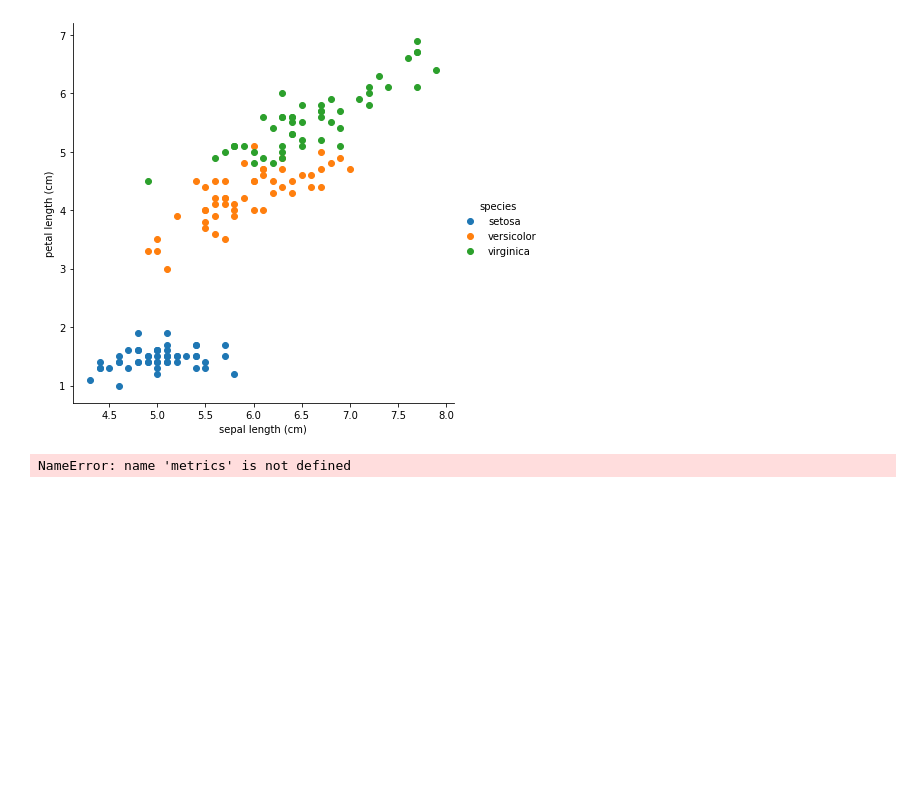
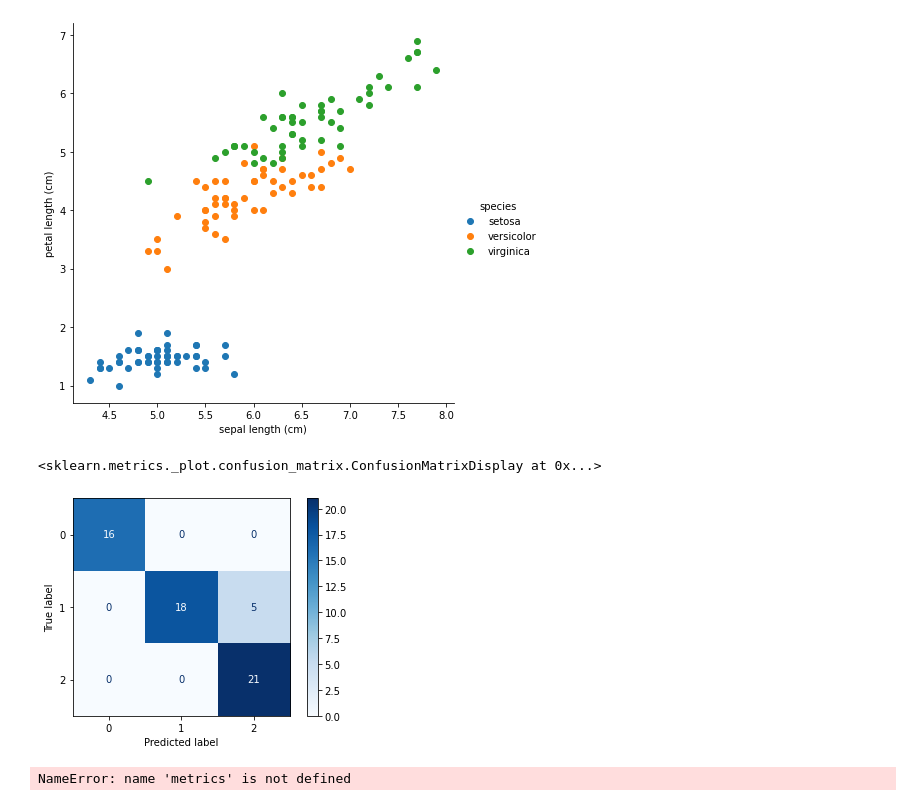
Before and after one commit to Jessica-Gilmsjoe/DIT406, a Jupyter notebook: assignment2-new.ipynb, the cells around one changed output. Saved outputs shown, nothing was run; the diff lists cells and outputs as text; code cells hidden in the pictures; blank space fills up the shorter version.

Commit message:
Changed confusion matrix to use raw data

```diff
--- a/assignment2-new.ipynb
+++ b/assignment2-new.ipynb
@@ -202,15 +202,20 @@ sns.FacetGrid(iris, hue ="species",
 [figure]
 # %%
 # Split into trainging and test sets
-x_train, x_test, y_train, y_test = train_test_split(iris[iris.columns[0:3]],
-                                                    iris[['species']],
-                                                    test_size=0.25, random_state=0)
+x_train, x_test, y_train, y_test = train_test_split(iris_raw.data,
+                                                    iris_raw.target,
+                                                    test_size=0.4, random_state=0)
+
+logReg = LogisticRegression(multi_class='ovr', solver='liblinear')
 
 # Fit logistic regression model to training data
-model = LogisticRegression().fit(x_train, y_train)
+model = logReg.fit(x_train, y_train)
 
 # PLot confusion matrix
-#plot_confusion_matrix(model,x_test,y_test, cmap='Blues')
+plot_confusion_matrix(model,x_test,y_test, cmap='Blues')
+# %% [output]
+<sklearn.metrics._plot.confusion_matrix.ConfusionMatrixDisplay at 0x...>
+[figure, added]
 # %%
 k = 3
 knn = KNeighborsClassifier(n_neighbors=k)
```
Also changed, not shown: 1 other file.
